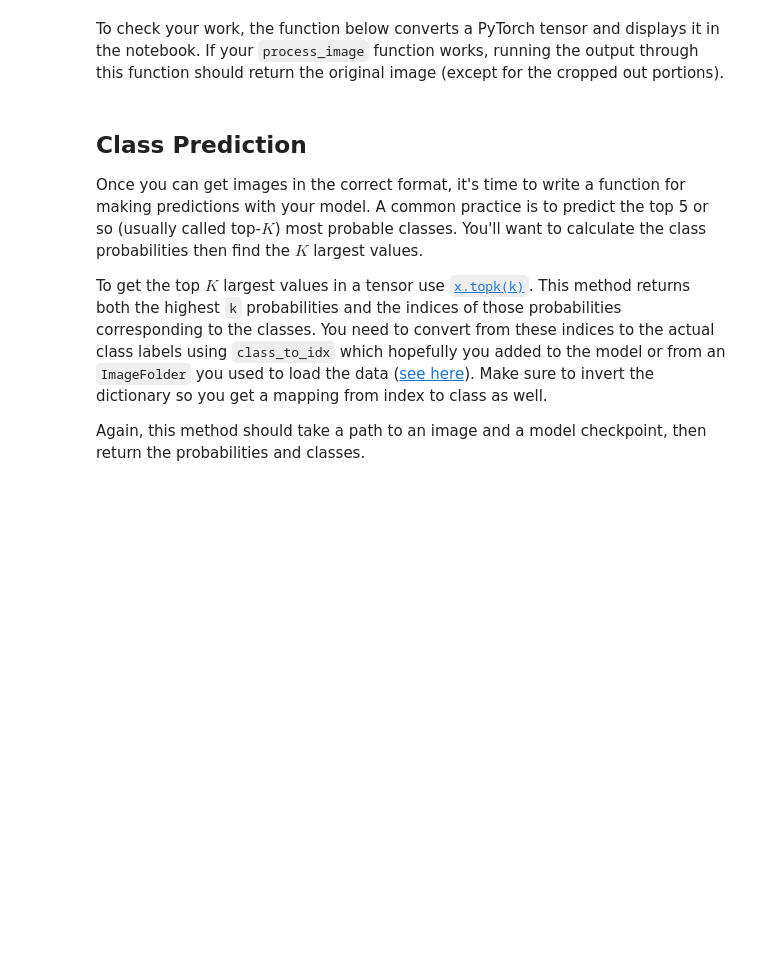
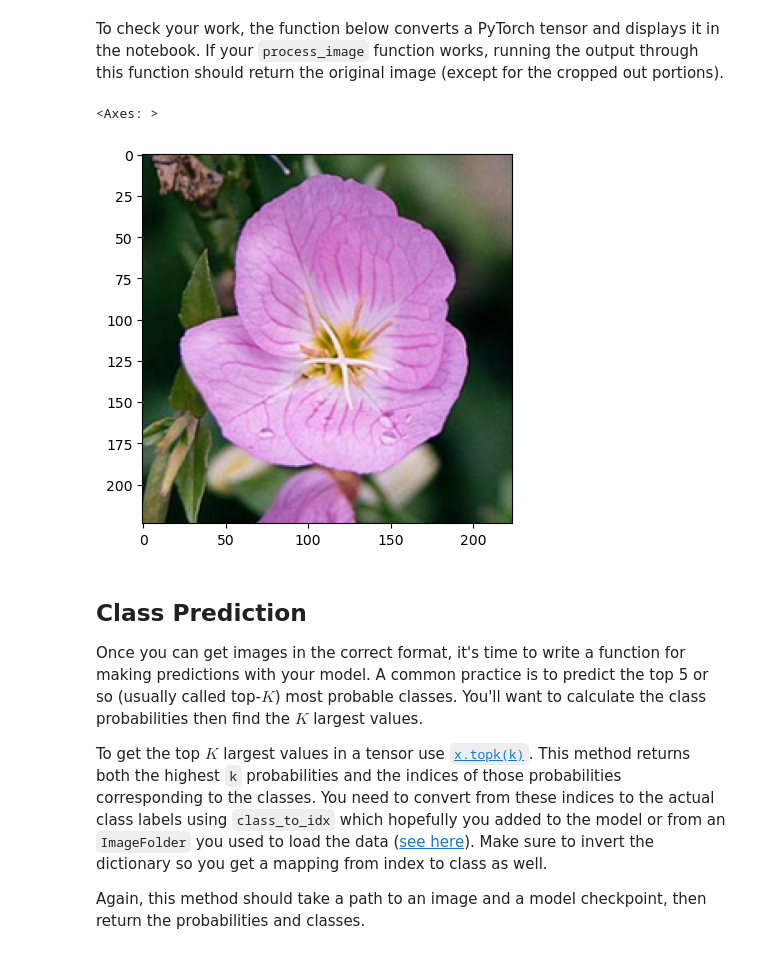
Before and after one commit to Kyle-Law/aipnd-project, a Jupyter notebook: Image Classifier Project.ipynb, the cells around one changed output. Drawn from its saved outputs; the diff is of its cells as text; code cells hidden in the pictures; blank space fills up the shorter version.

Commit message:
Test image

```diff
--- a/Image Classifier Project.ipynb
+++ b/Image Classifier Project.ipynb
@@ -417,6 +421,14 @@ def imshow(image, ax=None, title=None):
     ax.imshow(image)
 
     return ax
+# %%
+image_path = "image.jpg"  # Replace with the path to your image.
+processed_image = process_image(image_path)
+tensor_image = torch.from_numpy(processed_image)
+imshow(tensor_image)
+# %% [output]
+<Axes: >
+[figure, added]
 # %% [markdown]
 ## Class Prediction
 
```
Also changed, not shown: parts of 3 cells of this notebook, 1 other file.
